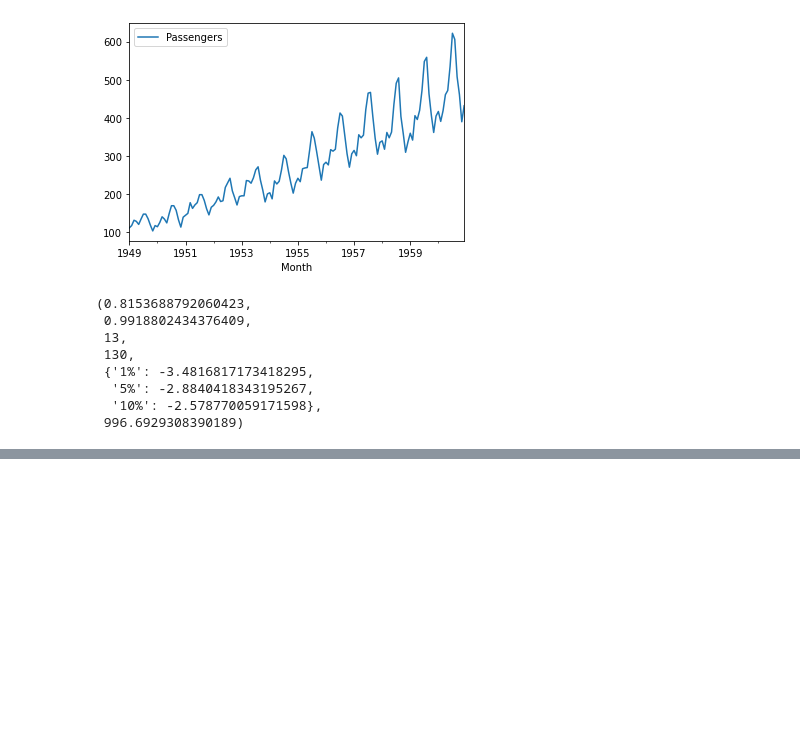
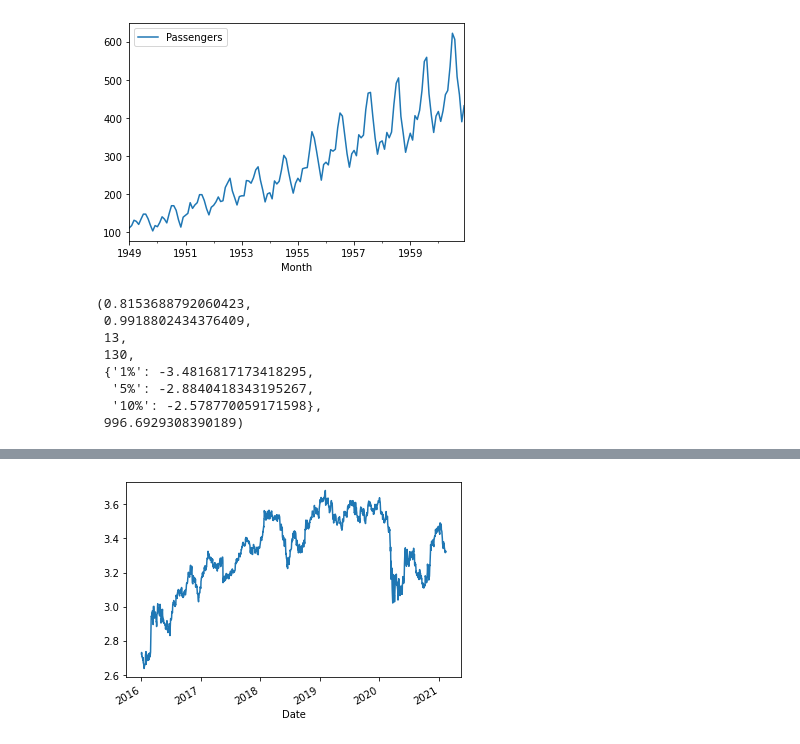
Before and after one commit to cafe-com-analytics/financial_engineering_adachi, a Jupyter notebook: notebooks/S3_Stationarity.ipynb, the cells around one changed output, grey strips where cells are left out. Drawn from its saved outputs; the diff is of its cells as text; code cells hidden in the pictures; blank space fills up the shorter version.

```diff
--- a/notebooks/S3_Stationarity.ipynb
+++ b/notebooks/S3_Stationarity.ipynb
@@ -22,0 +101,10 @@ adfuller(df['Passengers'])
+# %%
+itub = stocks[stocks['Name'] == 'ITUB4'][['Close']]
+# %%
+itub['LogPrice'] = np.log(itub['Close'])
+# %%
+itub['LogRet'] = itub['LogPrice'].diff()
+# %%
+itub['LogPrice'].plot();
+# %% [output]
+[figure, added]
```
Also changed, not shown: parts of 24 cells of this notebook, 5 other files.
